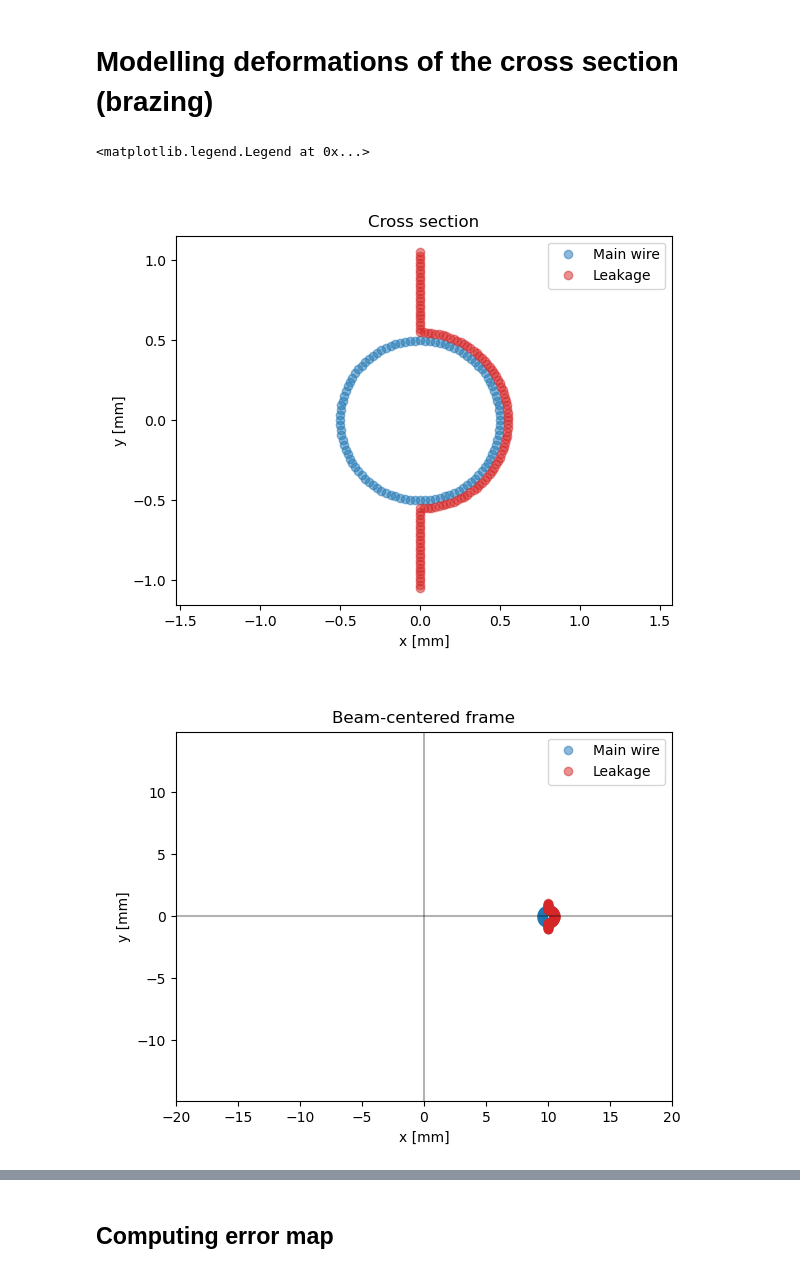
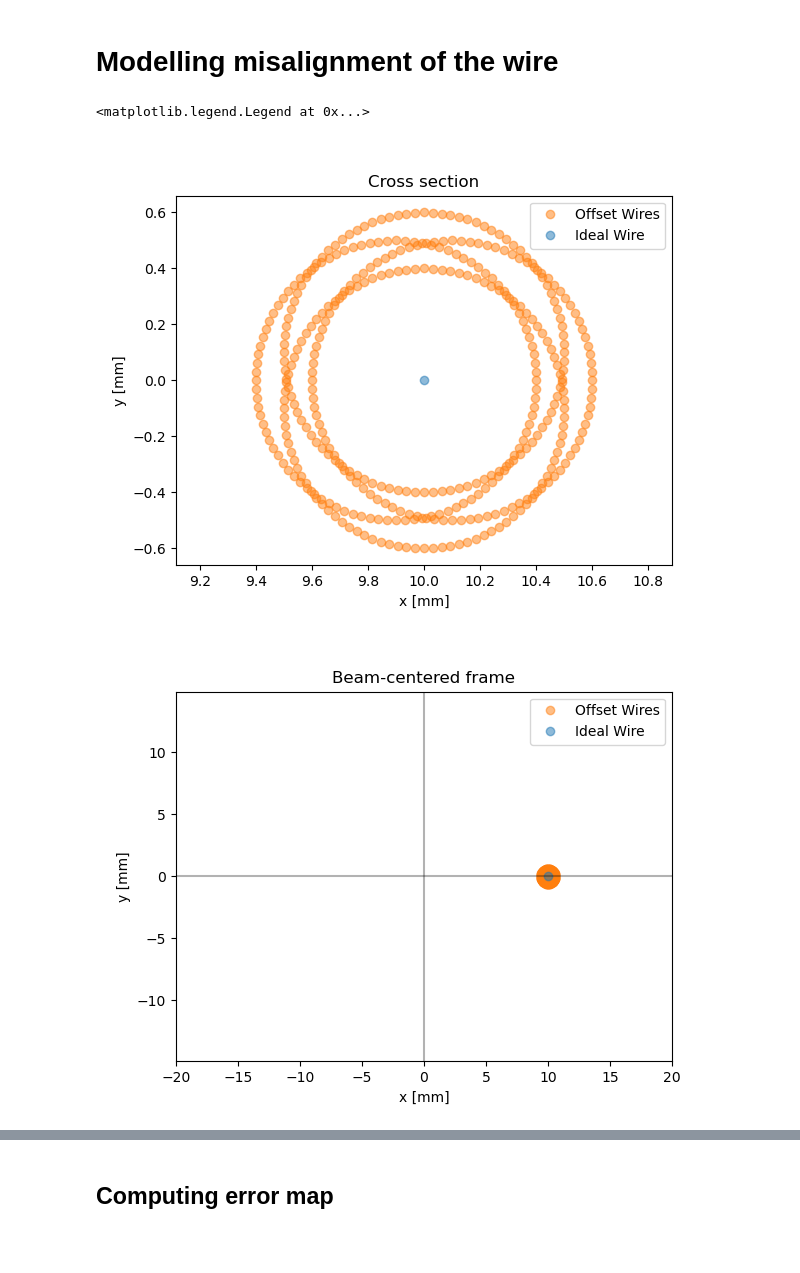
Before and after one commit to pbelange/leakage, a Jupyter notebook: leakage.ipynb, the cells around one changed output, grey strips where cells are left out. Drawn from its saved outputs; the diff is of its cells as text; code cells hidden in the pictures; blank space fills up the shorter version.

```diff
--- a/leakage.ipynb
+++ b/leakage.ipynb
@@ -1,6 +1,6 @@
 # %% [markdown]
 
-# Modelling deformations of the cross section (brazing)
+# Modelling misalignment of the wire
 # %%
 import numpy as np
 import pandas as pd
@@ -19,68 +19,71 @@ I_total  = 350     # Current in the wire [A]
 R_w      = 1e-3/2  # Radius of the wire
 r_w      = 10e-3   # Position (vertical) of the wire w.r.t. the beam
 
-# Leakage parameters
-eta_leak   = 1e-2         # leakage percentage
-wings_leak = R_w          # Extra wings on both sides of the wire (brazing)
-thick_leak = 0.1*R_w      # Distance leakage layer from the wire surface
+# Offset parameters
+offset_magn  = 100e-6
+offset_wires = dict.fromkeys([( offset_magn ,  0   ),
+                              (-offset_magn ,  0   ),
+                              ( 0           ,  offset_magn),
+                              ( 0           , -offset_magn)])
 
 
-# Generating wire
+# Generating Ideal wire
+ideal_wire = [WCTools.wire(x=0+r_w,y=0,I = I_total,L=1)]
+
+# Generating offset wires
 n_subs = 100
 _phi = np.linspace(0,2*np.pi,n_subs+1)[:-1]
-main_wire = [WCTools.wire(x=R_w*np.cos(_phii),y=R_w*np.sin(_phii),I = I_total*(1-eta_leak)/n_subs,L=1) for _phii in _phi]
+for key in offset_wires.keys():
+    _xOff,_yOff = key
+    _xOff += ideal_wire[0].x
+    _yOff += ideal_wire[0].y
 
-# Generating leakage wire
-n_subs  = 120
-n_wings = int(n_subs/5)
-_phi = np.linspace(np.pi,2*np.pi,n_subs-2*n_wings+1)[:-1]
-leak_wire = [WCTools.wire(x=(R_w+thick_leak)*np.cos(_phii),y=(R_w+thick_leak)*np.sin(_phii),I = I_total*(eta_leak)/n_subs,L=1) for _phii in _phi]
-leak_wire += [WCTools.wire(x=_x,y=0,I = I_total*(eta_leak)/n_subs,L=1) for _x in np.linspace(R_w+thick_leak,R_w+thick_leak+wings_leak,n_wings)]
-leak_wire += [WCTools.wire(x=_x,y=0,I = I_total*(eta_leak)/n_subs,L=1) for _x in np.linspace(-(R_w+thick_leak+wings_leak),-(R_w+thick_leak),n_wings)][:-1]
-
-# Repositionning wires w.r.t the beam
-for sub_wire in main_wire+leak_wire:
-    sub_wire.y -= r_w
-
-# Putting wire on x axis
-for sub_wire in main_wire+leak_wire:
-    _x = sub_wire.x
-    _y = sub_wire.y
-    sub_wire.x,sub_wire.y = -_y,_x
-
+    offset_wires[key] = [WCTools.wire(x=R_w*np.cos(_phii)+_xOff,y=R_w*np.sin(_phii)+_yOff,I = I_total/n_subs,L=1) for _phii in _phi]
 
 
 # Plotting cross section
+
+#['C1','C4','C5','C6']
+
 %matplotlib widget
 plt.figure()
 plt.title('Cross section')
-for sub_wire in main_wire:
-    h1, = plt.plot((sub_wire.x-r_w)/1e-3,(sub_wire.y)/1e-3,'o',alpha=0.5,color='C0')
-for sub_wire in leak_wire:
-    h2, = plt.plot((sub_wire.x-r_w)/1e-3,(sub_wire.y)/1e-3,'o',alpha=0.5,color='C3')
+
+for key, wire in offset_wires.items():
+    for sub_wire in wire:
+        h1, = plt.plot((sub_wire.x)/1e-3,(sub_wire.y)/1e-3,'o',alpha=0.5,color='C1')
+for sub_wire in ideal_wire:
+    h2, = plt.plot((sub_wire.x)/1e-3,(sub_wire.y)/1e-3,'o',alpha=0.5,color='C0')
+
 plt.xlabel('x [mm]')
 plt.ylabel('y [mm]')
 plt.axis('equal')
-plt.legend([h1,h2],['Main wire','Leakage'])
+plt.legend([h1,h2],['Offset Wires','Ideal Wire'])
+
 
 
 # Plotting in beam chamber
 plt.figure()
 plt.title('Beam-centered frame')
-for sub_wire in main_wire:
-    h1, = plt.plot(sub_wire.x/1e-3,sub_wire.y/1e-3,'o',alpha=0.5,color='C0')
-for sub_wire in leak_wire:
-    h2, = plt.plot(sub_wire.x/1e-3,sub_wire.y/1e-3,'o',alpha=0.5,color='C3')
+
+
+for key, wire in offset_wires.items():
+    for sub_wire in wire:
+        h1, = plt.plot((sub_wire.x)/1e-3,(sub_wire.y)/1e-3,'o',alpha=0.5,color='C1')
+
+for sub_wire in ideal_wire:
+    h2, = plt.plot((sub_wire.x)/1e-3,(sub_wire.y)/1e-3,'o',alpha=0.5,color='C0')
+
 plt.axhline(0,alpha=0.3,color='k')
 plt.axvline(0,alpha=0.3,color='k')
 plt.xlabel('x [mm]')
 plt.ylabel('y [mm]')
 plt.axis('equal')
 plt.xlim([-20,20])
 plt.ylim([-15,15])
 
-plt.legend([h1,h2],['Main wire','Leakage'])
+plt.legend([h1,h2],['Offset Wires','Ideal Wire'])
 # %% [output]
 <matplotlib.legend.Legend at 0x...>
-[figure, old version]
+[figure, new version]
-[figure, old version]
+[figure, new version]
```
Also changed, not shown: parts of 4 cells of this notebook.
